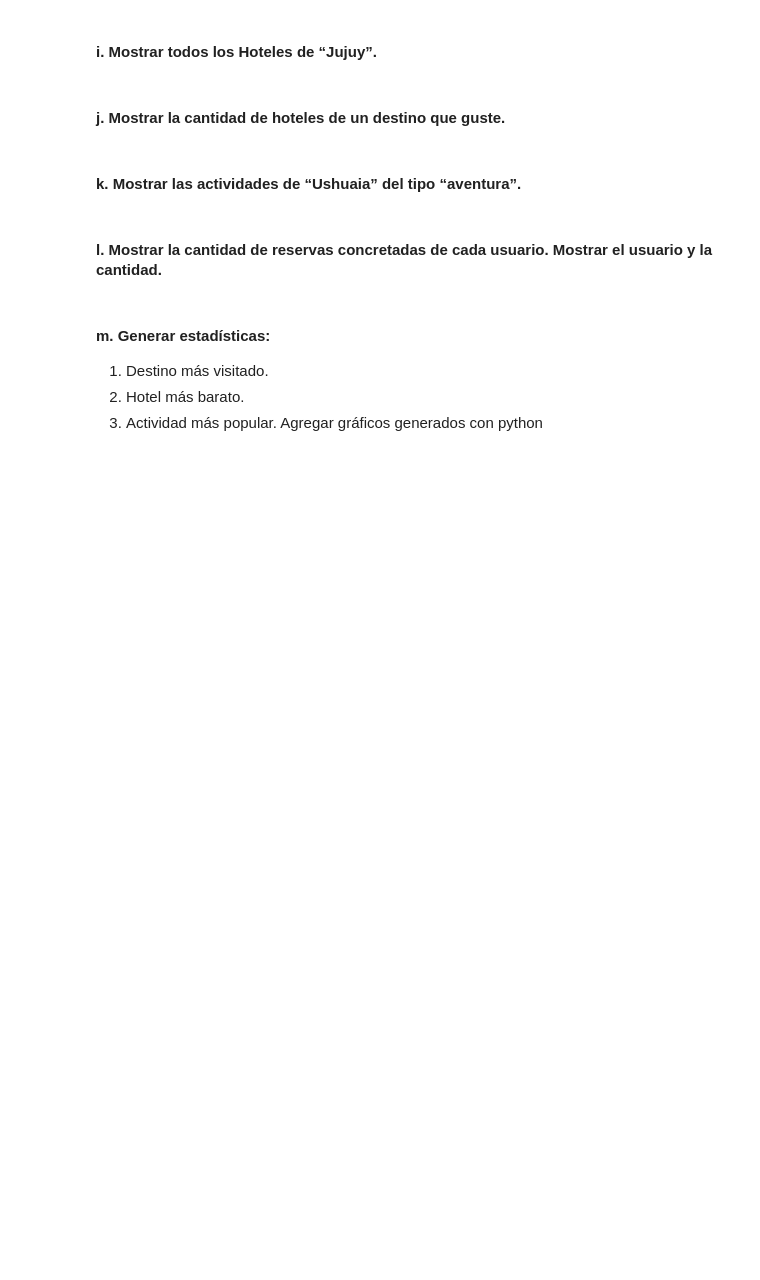
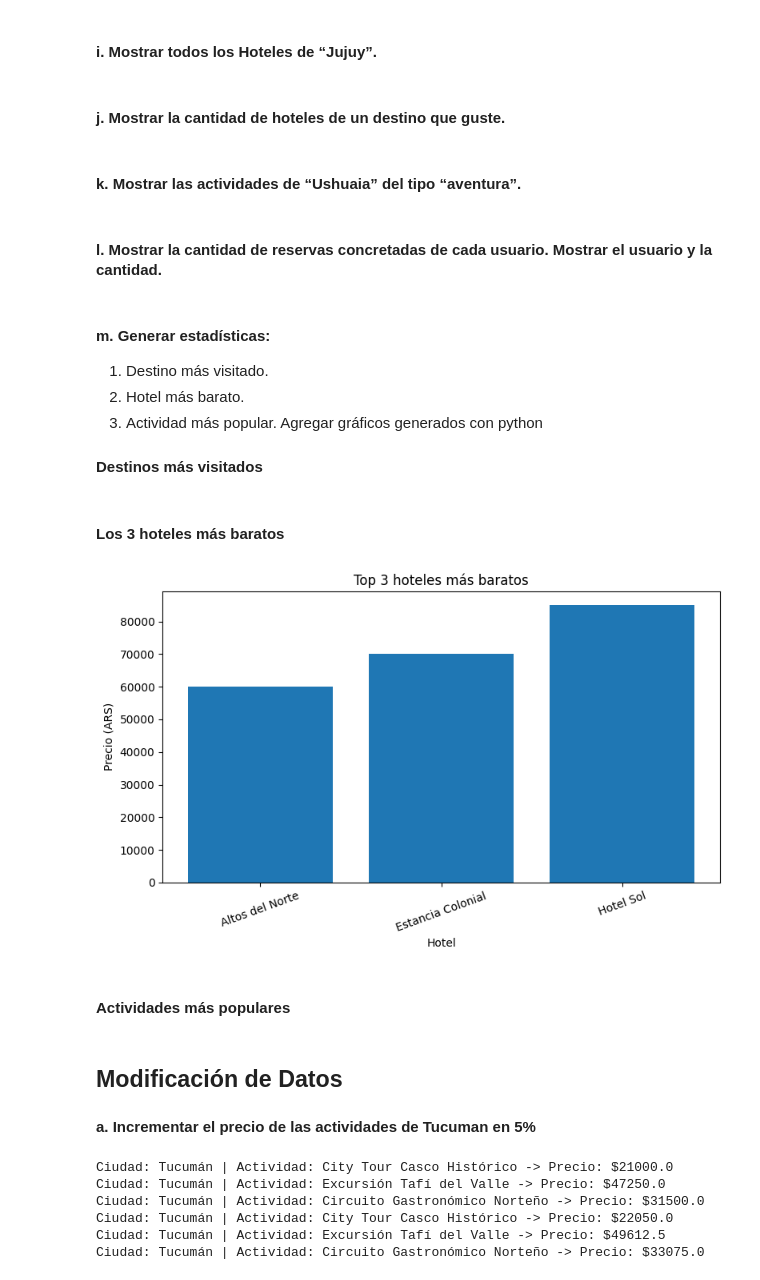
Before and after one commit to axel17102002-coder/BaseDatos, a Jupyter notebook: notebooks/TP_sin_importaciones.ipynb, the cells around one changed output. Saved outputs shown, nothing was run; the diff lists cells and outputs as text; code cells hidden in the pictures; blank space fills up the shorter version.

Commit message:
Falta el m de actividades

```diff
--- a/notebooks/TP_sin_importaciones.ipynb
+++ b/notebooks/TP_sin_importaciones.ipynb
@@ -484,3 +595,5 @@ if actividades_aventura:
 2. Hotel más barato.
 3. Actividad más popular.
 Agregar gráficos generados con python
+# %% [markdown]
+**Destinos más visitados**
@@ -486,0 +641,39 @@ Agregar gráficos generados con python
+# %% [markdown]
+#### Los 3 hoteles más baratos
+# %%
+def guardar_top_3_hoteles(db):
+    hoteles = list(db.hoteles.find({}, {"_id": 0, "hotel_id": 1, "nombre": 1, "precio": 1}))
+
+    # Ordeno por precio (menor a mayor)
+    hoteles_ordenados = sorted(hoteles, key=lambda x: x["precio"])
+
+    # Me quedo con los 3 primeros
+    top3 = hoteles_ordenados[:3]
+
+    return top3
+
+top3 = guardar_top_3_hoteles(db)
+
+# Extraer nombres y precios del top 3
+hoteles = [h["nombre"] for h in top3]
+precios = [float(h["precio"]) for h in top3]  # por si viene como str
+
+# Graficar
+import matplotlib.pyplot as plt
+
+plt.figure(figsize=(8, 5))
+plt.bar(hoteles, precios)
+plt.title("Top 3 hoteles más baratos")
+plt.xlabel("Hotel")
+plt.ylabel("Precio (ARS)")
+plt.xticks(rotation=20)
+plt.tight_layout()
+plt.show()
+# %% [output]
+[figure, added]
+# %% [markdown]
+#### Actividades más populares
+# %% [markdown]
+## Modificación de Datos
+# %% [markdown]
+**a. Incrementar el precio de las actividades de Tucuman en 5%**
@@ -486,0 +686,15 @@ Agregar gráficos generados con python
+# %%
+for act in db.actividades.find({"ciudad": "Tucumán"}):
+    print(f"Ciudad: {act['ciudad']} | Actividad: {act['nombre']} -> Precio: ${act['precio']}")
+
+incrementar_precio(db)
+
+for act in db.actividades.find({"ciudad": "Tucumán"}):
+    print(f"Ciudad: {act['ciudad']} | Actividad: {act['nombre']} -> Precio: ${act['precio']}")
+# %% [output]
+Ciudad: Tucumán | Actividad: City Tour Casco Histórico -> Precio: $21000.0
+Ciudad: Tucumán | Actividad: Excursión Tafí del Valle -> Precio: $47250.0
+Ciudad: Tucumán | Actividad: Circuito Gastronómico Norteño -> Precio: $31500.0
+Ciudad: Tucumán | Actividad: City Tour Casco Histórico -> Precio: $22050.0
+Ciudad: Tucumán | Actividad: Excursión Tafí del Valle -> Precio: $49612.5
+Ciudad: Tucumán | Actividad: Circuito Gastronómico Norteño -> Precio: $33075.0
```
Also changed, not shown: parts of 37 cells of this notebook, 2 other files.
